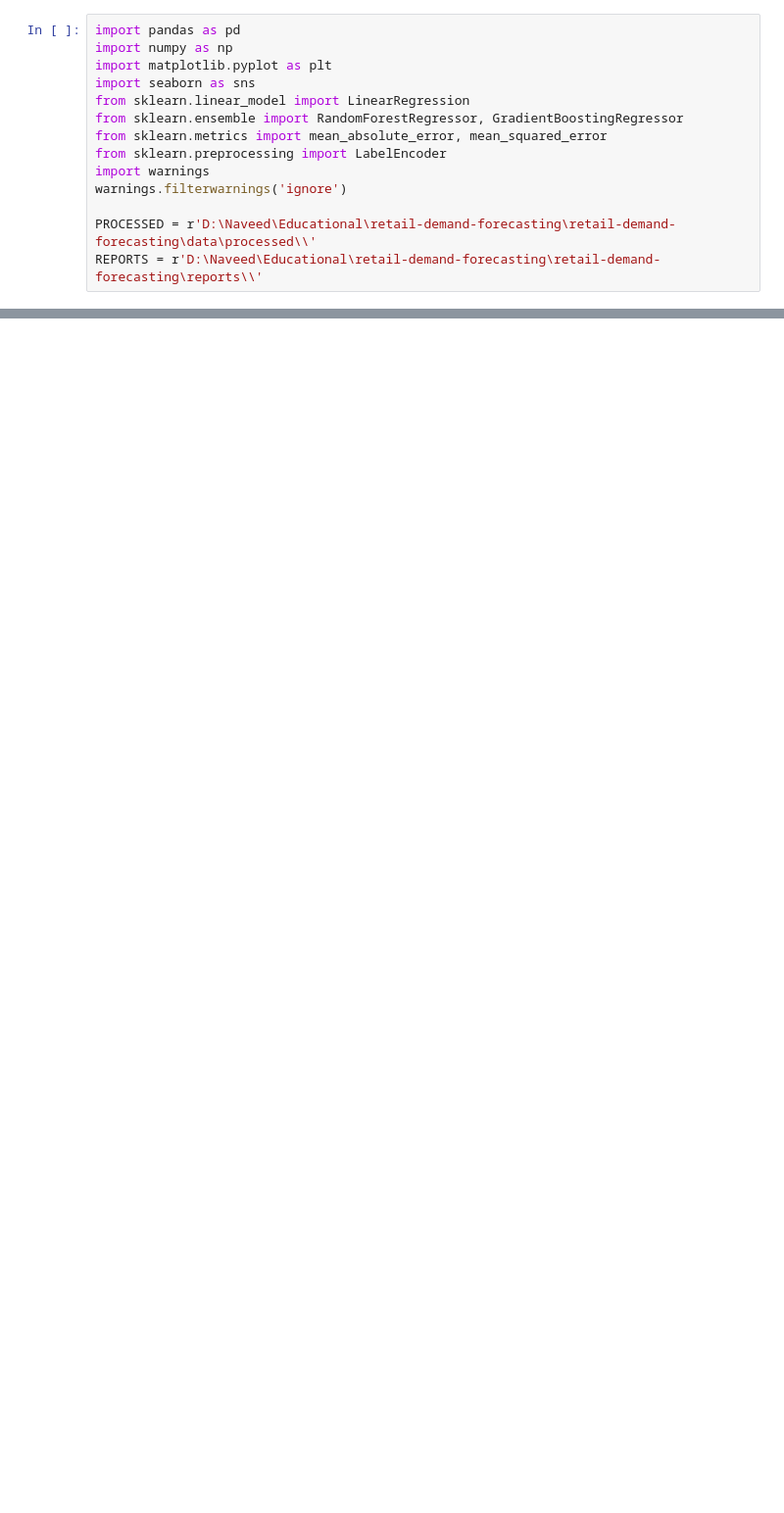
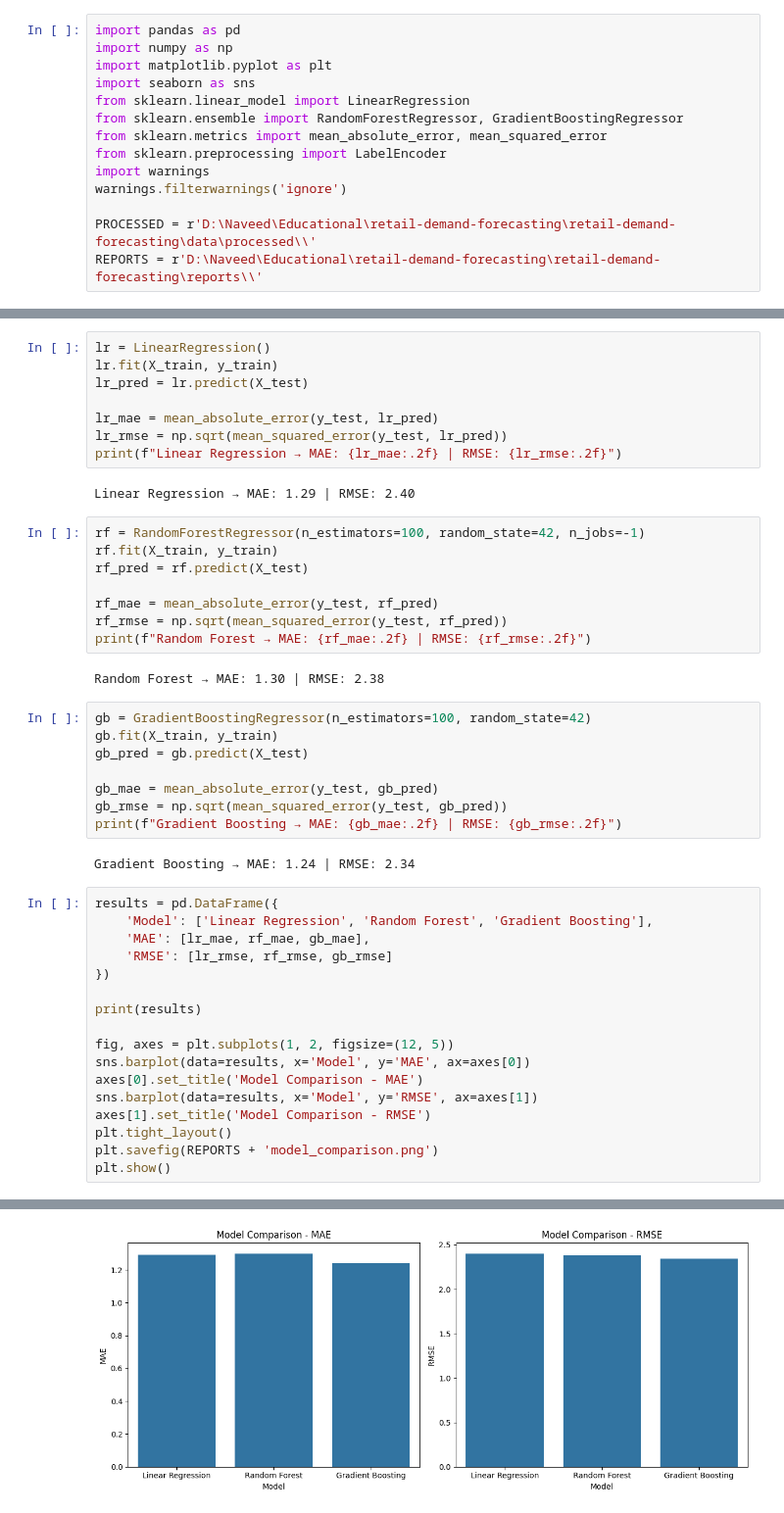
Before and after one commit to naveed8606/retail-demand-forecasting, a Jupyter notebook: 03_Models.ipynb, the cells around one changed output, grey strips where cells are left out. Shown at 98% size. Drawn from its saved outputs; the diff is of its cells as text; blank space fills up the shorter version.

Commit message:
Model training completed-GB best performer

```diff
--- a/03_Models.ipynb
+++ b/03_Models.ipynb
@@ -20,0 +59,48 @@ FileNotFoundError: [Errno 2] No such file or directory: 'D:\\Naveed\\Educational
+# %%
+lr = LinearRegression()
+lr.fit(X_train, y_train)
+lr_pred = lr.predict(X_test)
+
+lr_mae = mean_absolute_error(y_test, lr_pred)
+lr_rmse = np.sqrt(mean_squared_error(y_test, lr_pred))
+print(f"Linear Regression → MAE: {lr_mae:.2f} | RMSE: {lr_rmse:.2f}")
+# %% [output]
+Linear Regression → MAE: 1.29 | RMSE: 2.40
+# %%
+rf = RandomForestRegressor(n_estimators=100, random_state=42, n_jobs=-1)
+rf.fit(X_train, y_train)
+rf_pred = rf.predict(X_test)
+
+rf_mae = mean_absolute_error(y_test, rf_pred)
+rf_rmse = np.sqrt(mean_squared_error(y_test, rf_pred))
+print(f"Random Forest → MAE: {rf_mae:.2f} | RMSE: {rf_rmse:.2f}")
+# %% [output]
+Random Forest → MAE: 1.30 | RMSE: 2.38
+# %%
+gb = GradientBoostingRegressor(n_estimators=100, random_state=42)
+gb.fit(X_train, y_train)
+gb_pred = gb.predict(X_test)
+
+gb_mae = mean_absolute_error(y_test, gb_pred)
+gb_rmse = np.sqrt(mean_squared_error(y_test, gb_pred))
+print(f"Gradient Boosting → MAE: {gb_mae:.2f} | RMSE: {gb_rmse:.2f}")
+# %% [output]
+Gradient Boosting → MAE: 1.24 | RMSE: 2.34
+# %%
+results = pd.DataFrame({
+    'Model': ['Linear Regression', 'Random Forest', 'Gradient Boosting'],
+    'MAE': [lr_mae, rf_mae, gb_mae],
+    'RMSE': [lr_rmse, rf_rmse, gb_rmse]
+})
+
+print(results)
+
+fig, axes = plt.subplots(1, 2, figsize=(12, 5))
+sns.barplot(data=results, x='Model', y='MAE', ax=axes[0])
+axes[0].set_title('Model Comparison - MAE')
+sns.barplot(data=results, x='Model', y='RMSE', ax=axes[1])
+axes[1].set_title('Model Comparison - RMSE')
+plt.tight_layout()
+plt.savefig(REPORTS + 'model_comparison.png')
+plt.show()
+# %% [output]
@@ -20,0 +111 @@ FileNotFoundError: [Errno 2] No such file or directory: 'D:\\Naveed\\Educational
+[figure, added]
```
Also changed, not shown: parts of 6 cells of this notebook, 3 other files.
